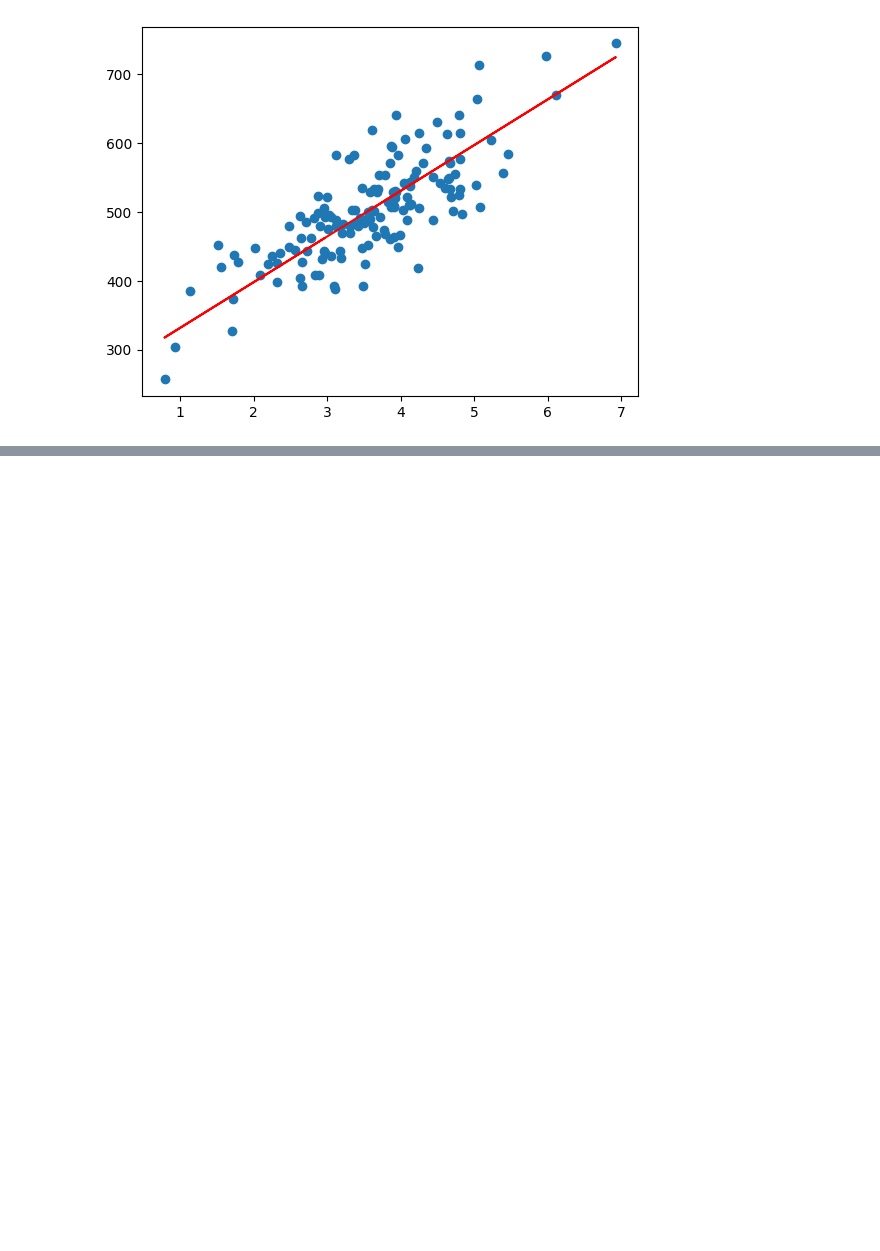
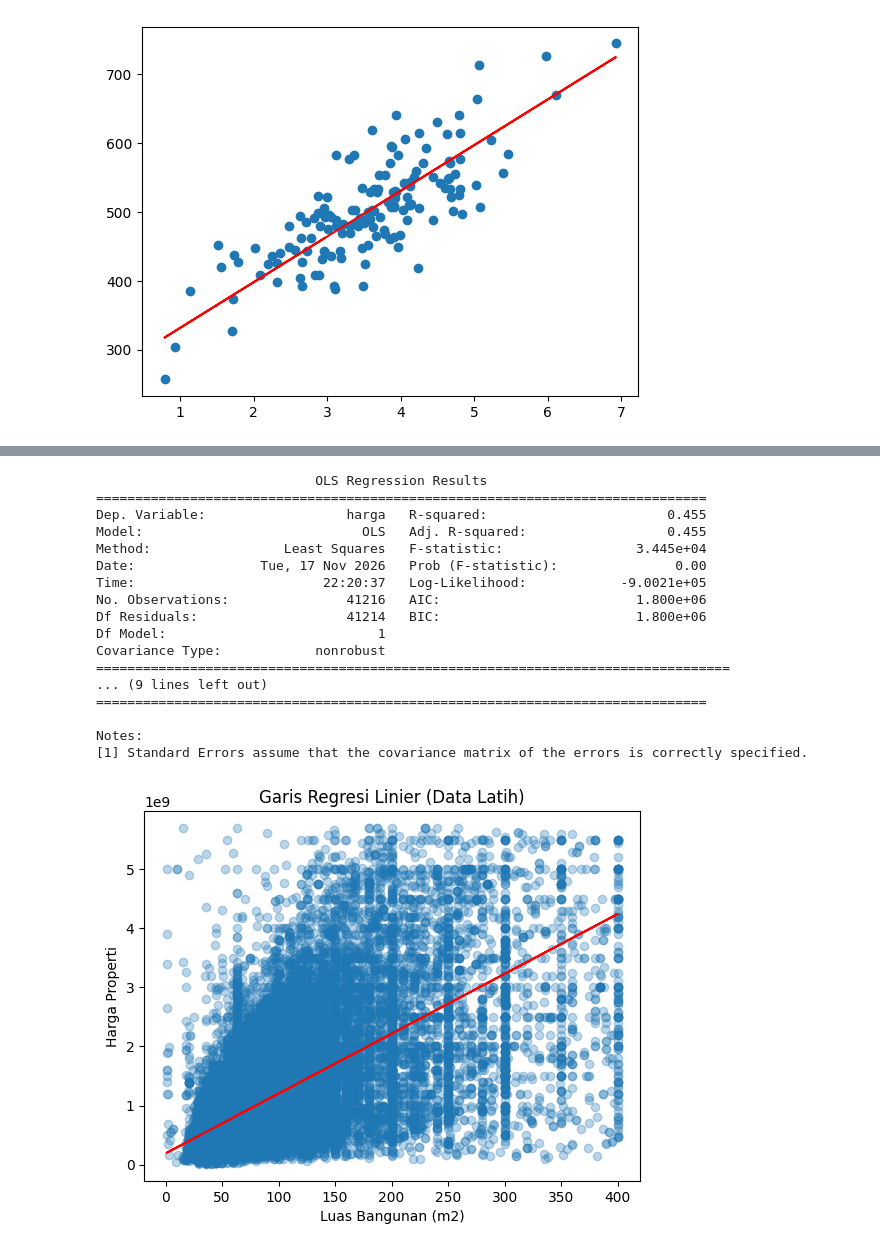
Before and after one commit to m1Febriansyah/244107020199-ML-12, a Jupyter notebook: JS07Praktikum1.ipynb, the cells around one changed output, grey strips where cells are left out. Cells and saved outputs as stored; diff of their text form; code cells hidden in the pictures; blank space fills up the shorter version.

```diff
--- a/JS07Praktikum1.ipynb
+++ b/JS07Praktikum1.ipynb
@@ -100,0 +172,42 @@ plt.show()
+# %%
+# Membuat variabel bebas X dan target y
+X = data['luas_bangunan']
+y = data['harga']
+
+# Pembagian data latih dan data uji dengan proporsi 7:3
+from sklearn.model_selection import train_test_split
+X_train, X_test, y_train, y_test = train_test_split(X, y, train_size=0.7, test_size=0.3, random_state=100)
+
+# Training model menggunakan StatsModels
+import statsmodels.api as sm
+
+X_train_sm = sm.add_constant(X_train)
+lr = sm.OLS(y_train, X_train_sm).fit()
+print(lr.summary())
+
+# Visualisasi garis regresi pada data latih
+plt.scatter(X_train, y_train, alpha=0.3)
+plt.plot(X_train, lr.params['const'] + lr.params['luas_bangunan'] * X_train, 'r')
+plt.xlabel('Luas Bangunan (m2)')
+plt.ylabel('Harga Properti')
+plt.title('Garis Regresi Linier (Data Latih)')
+plt.show()
+# %% [output]
+                            OLS Regression Results
+==============================================================================
+Dep. Variable:                  harga   R-squared:                       0.455
+Model:                            OLS   Adj. R-squared:                  0.455
+Method:                 Least Squares   F-statistic:                 3.445e+04
+Date:                Tue, 17 Nov 2026   Prob (F-statistic):               0.00
+Time:                        22:20:37   Log-Likelihood:            -9.0021e+05
+No. Observations:               41216   AIC:                         1.800e+06
+Df Residuals:                   41214   BIC:                         1.800e+06
+Df Model:                           1
+Covariance Type:            nonrobust
+=================================================================================
+... (9 lines left out)
+==============================================================================
+
+Notes:
+[1] Standard Errors assume that the covariance matrix of the errors is correctly specified.
+[figure, added]
```
Also changed, not shown: parts of 5 cells of this notebook.
